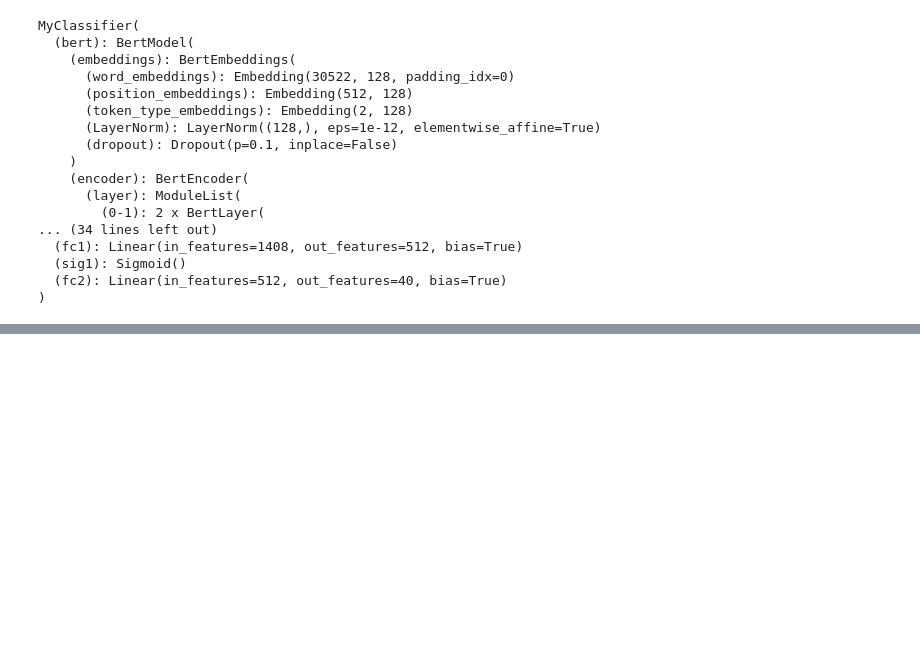
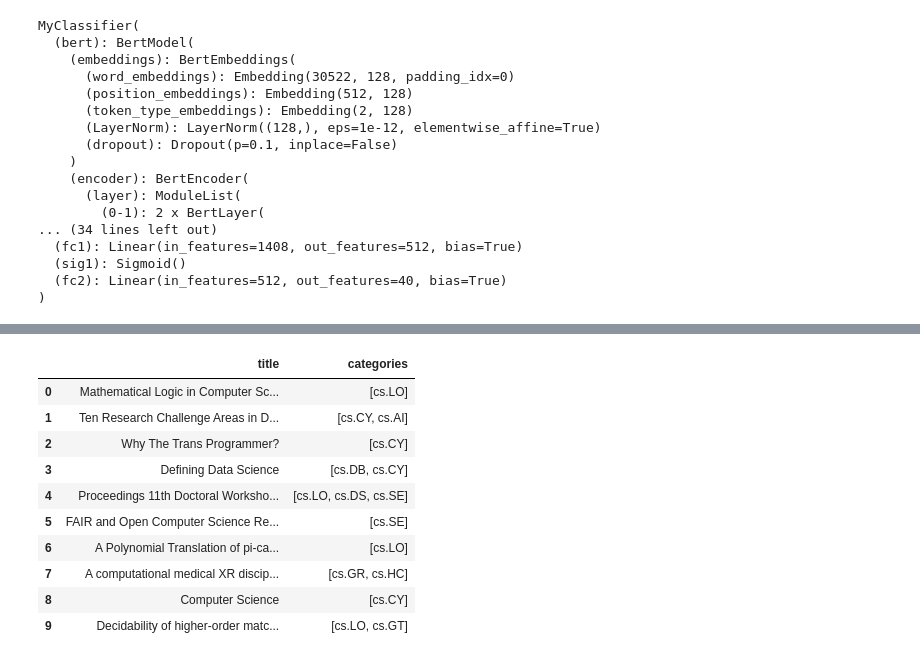
Before and after one commit to kurayami3349/arXiv_dataset_analyzation, a Jupyter notebook: arxiv-analyze.ipynb, the cells around one changed output, grey strips where cells are left out. Saved outputs shown, nothing was run; the diff lists cells and outputs as text; code cells hidden in the pictures; blank space fills up the shorter version.

```diff
--- a/arxiv-analyze.ipynb
+++ b/arxiv-analyze.ipynb
@@ -337,6 +281,16 @@ MyClassifier(
   (fc2): Linear(in_features=512, out_features=40, bias=True)
 )
 # %%
+def adapter_precision(predicts, labels):
+    predicts, labels = predicts.to(device), labels.to(device)
+    precision = 0.0
+    for i in range(labels.shape[0]):
+        labels_num, label_ids = torch.sum(labels[i]).item(), torch.nonzero(labels[i]).squeeze()
+        # 根据实际label数，选择predict中预测topk
+        _, pred_ids = predicts[i].topk(int(labels_num))
+        # 计算两组下标相同元素的数目，从而获得precision，并累加
+        precision += torch.sum(torch.isin(pred_ids, label_ids)).item() / labels_num
+    return precision / labels.shape[0]
 
 def precision_k(predicts, labels, k=3):
     """
@@ -353,7 +307,7 @@ def precision_k(predicts, labels, k=3):
 
     return precision_rank_k / k
 
-def eval(net, top_k:list, val_loader, metric=precision_k):
+def topk_eval(net, top_k:list, val_loader, metric=precision_k):
     net.eval()
     correct_topk = torch.zeros(len(top_k))
     with torch.no_grad():
@@ -364,13 +318,25 @@ def eval(net, top_k:list, val_loader, metric=precision_k):
                 correct_topk[i] += metric(outputs, y, k).mean().item()
 
     return correct_topk / len(val_loader)
+
+def actual_eval(net, val_loader, metric):
+    net.eval()
+    correct = 0.0
+    with torch.no_grad():
+        for x, mask, y in val_loader:
+            x, mask = x.to(device), mask.to(device)
+            outputs = net(x, mask)
+            correct += metric(outputs, y)
+
+    return correct / len(val_loader)
 # %%
 from tqdm.auto import tqdm
 
 progress_bar = tqdm(range(num_training_steps))
 
 top_k = [1, 2, 3]
-log_num = 2
+actual = True
+log_num = 1
 for epoch in range(num_epochs):
     model.train()
     epoch_loss = 0.0
@@ -388,7 +354,10 @@ for epoch in range(num_epochs):
     if (epoch + 1)% log_num == 0:
         print(f"[Train]: {epoch + 1}/{num_epochs}, Loss: {epoch_loss/len(train_loader)}")
 
-        precisions = eval(model, top_k, val_loader=val_loader)
+        precisions = topk_eval(model, top_k, val_loader=val_loader)
         for i, k in enumerate(top_k):
             print(f"P@{k}={precisions[i].item()*100:.4f}%")
+        if actual:   # 根据实际label数目计算的precision
+            actual_precison = actual_eval(model, val_loader, metric=adapter_precision)
+            print(f"adapted_P={actual_precison*100:.4f}%")
 # %% [output]
@@ -411,0 +405,24 @@ P@3=28.7370%
+# %%
+with open("/kaggle/input/mydatasets/test_t_c.json") as f:
+    test_t_c = json.load(f)
+
+test_t_c = pd.DataFrame([[k, v] for k, v in test_t_c.items()], columns=["title", "categories"])
+
+for index, row in test_t_c.iterrows():
+    words = row["categories"]
+    processed_words = [word for word in words if word.startswith('cs.')]
+
+    test_t_c.at[index, "categories"] = processed_words
+test_t_c.head(10)
+# %% [output]
+|  | title | categories |
+| 0 | Mathematical Logic in Computer Sc... | [cs.LO] |
+| 1 | Ten Research Challenge Areas in D... | [cs.CY, cs.AI] |
+| 2 | Why The Trans Programmer? | [cs.CY] |
+| 3 | Defining Data Science | [cs.DB, cs.CY] |
+| 4 | Proceedings 11th Doctoral Worksho... | [cs.LO, cs.DS, cs.SE] |
+| 5 | FAIR and Open Computer Science Re... | [cs.SE] |
+| 6 | A Polynomial Translation of pi-ca... | [cs.LO] |
+| 7 | A computational medical XR discip... | [cs.GR, cs.HC] |
+| 8 | Computer Science | [cs.CY] |
+| 9 | Decidability of higher-order matc... | [cs.LO, cs.GT] |
```
Also changed, not shown: parts of 16 cells of this notebook.
